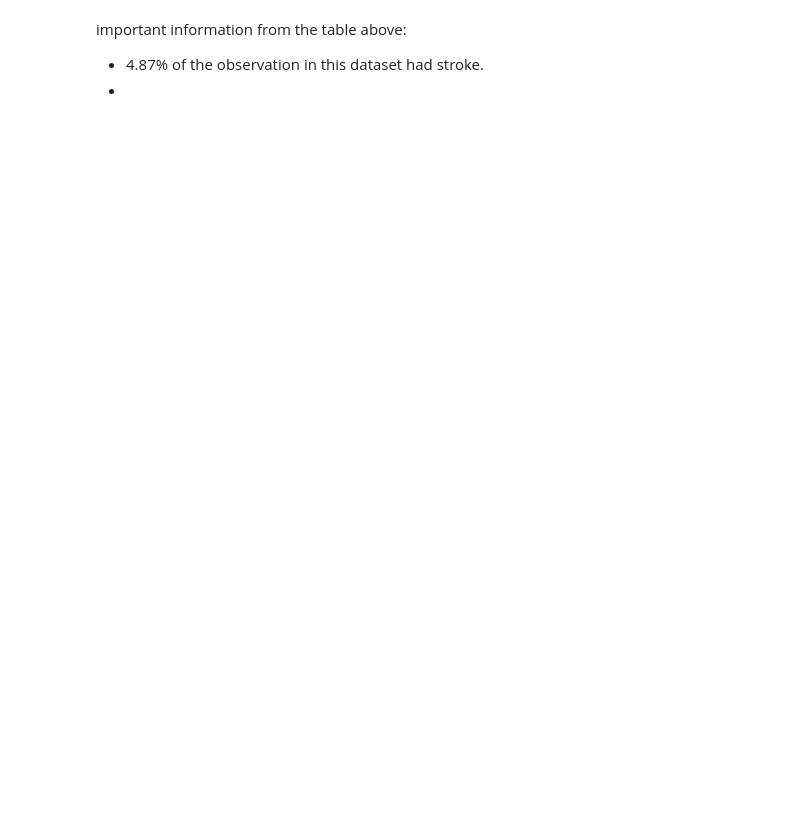
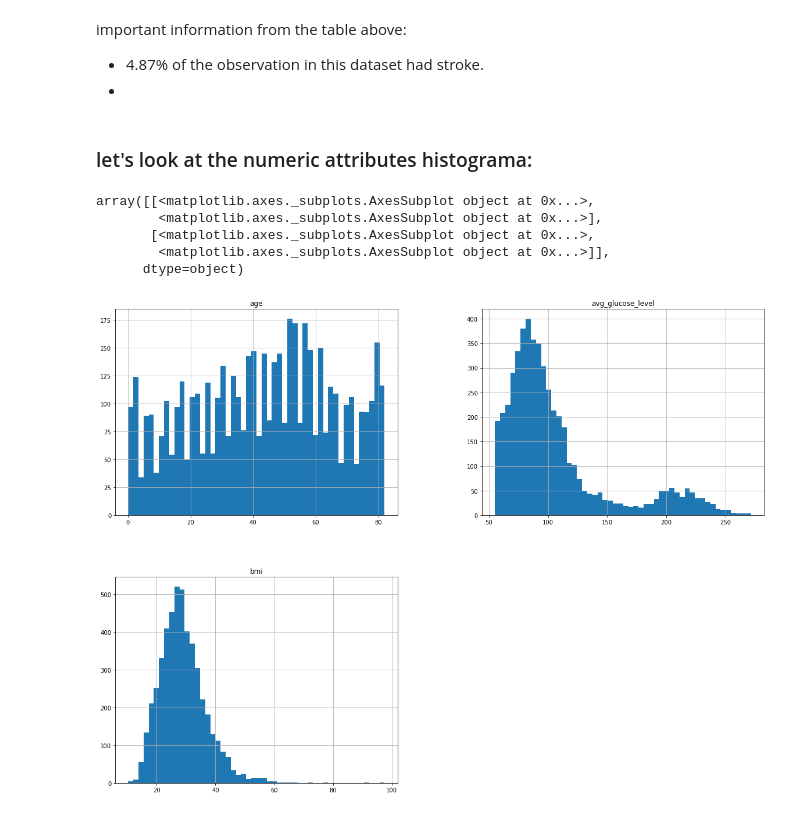
Before and after one commit to idankam/DataScienceCourseProject, a Jupyter notebook: Classification Notebook.ipynb, the cells around one changed output. Drawn from its saved outputs; the diff is of its cells as text; code cells hidden in the pictures; blank space fills up the shorter version.

Commit message:
start attribute info and corralations

```diff
--- a/Classification Notebook.ipynb
+++ b/Classification Notebook.ipynb
@@ -120,3 +122,15 @@ df.describe()
 important information from the table above:
 - 4.87% of the observation in this dataset had stroke.
 -
+# %% [markdown]
+### let's look at the numeric attributes histograma:
+# %%
+atttibutes_hist = df[["age", "avg_glucose_level", "bmi"]].hist(bins=50, figsize=(20,15))
+atttibutes_hist
+# %% [output]
+array([[<matplotlib.axes._subplots.AxesSubplot object at 0x...>,
+        <matplotlib.axes._subplots.AxesSubplot object at 0x...>],
+       [<matplotlib.axes._subplots.AxesSubplot object at 0x...>,
+        <matplotlib.axes._subplots.AxesSubplot object at 0x...>]],
+      dtype=object)
+[figure, added]
```
Also changed, not shown: parts of 13 cells of this notebook.
